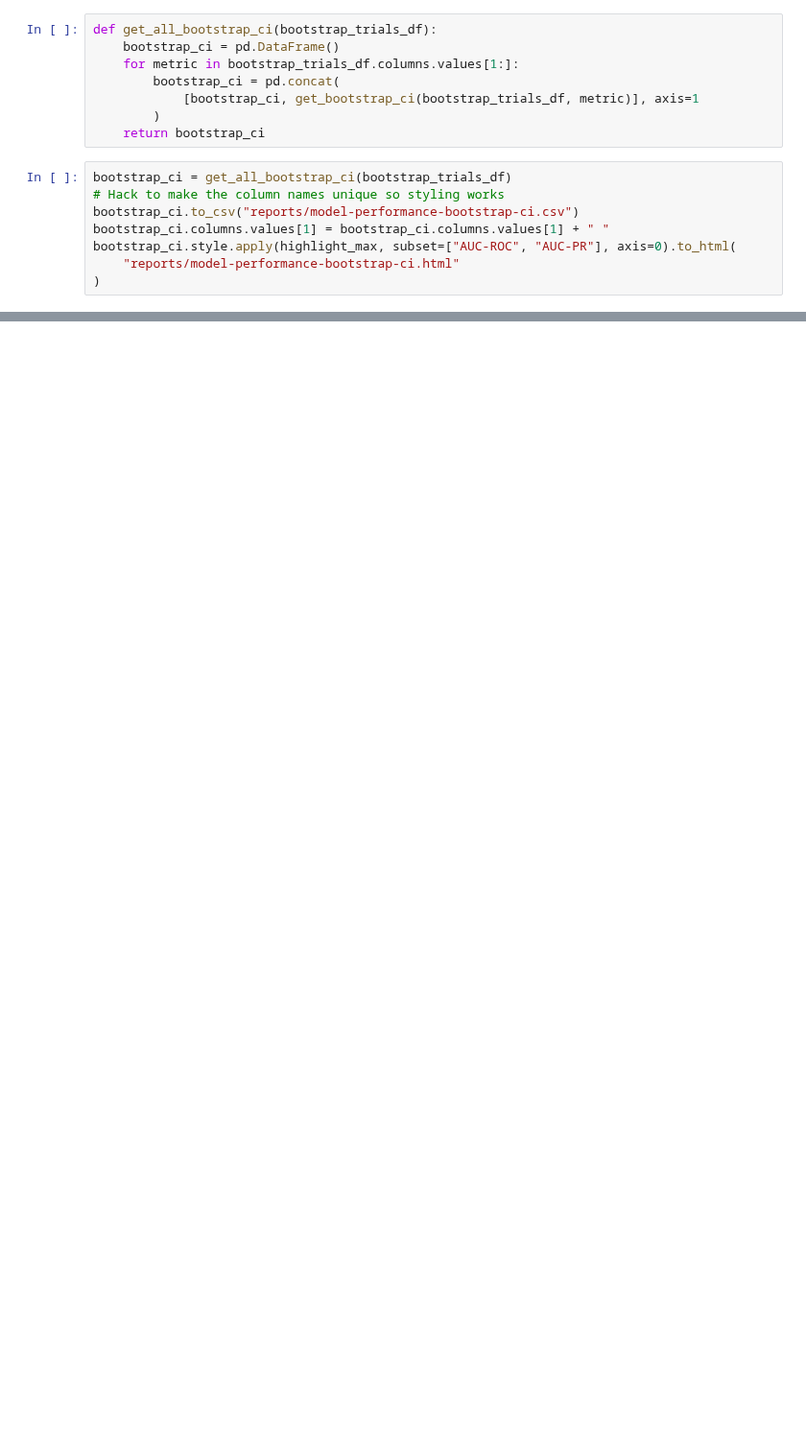
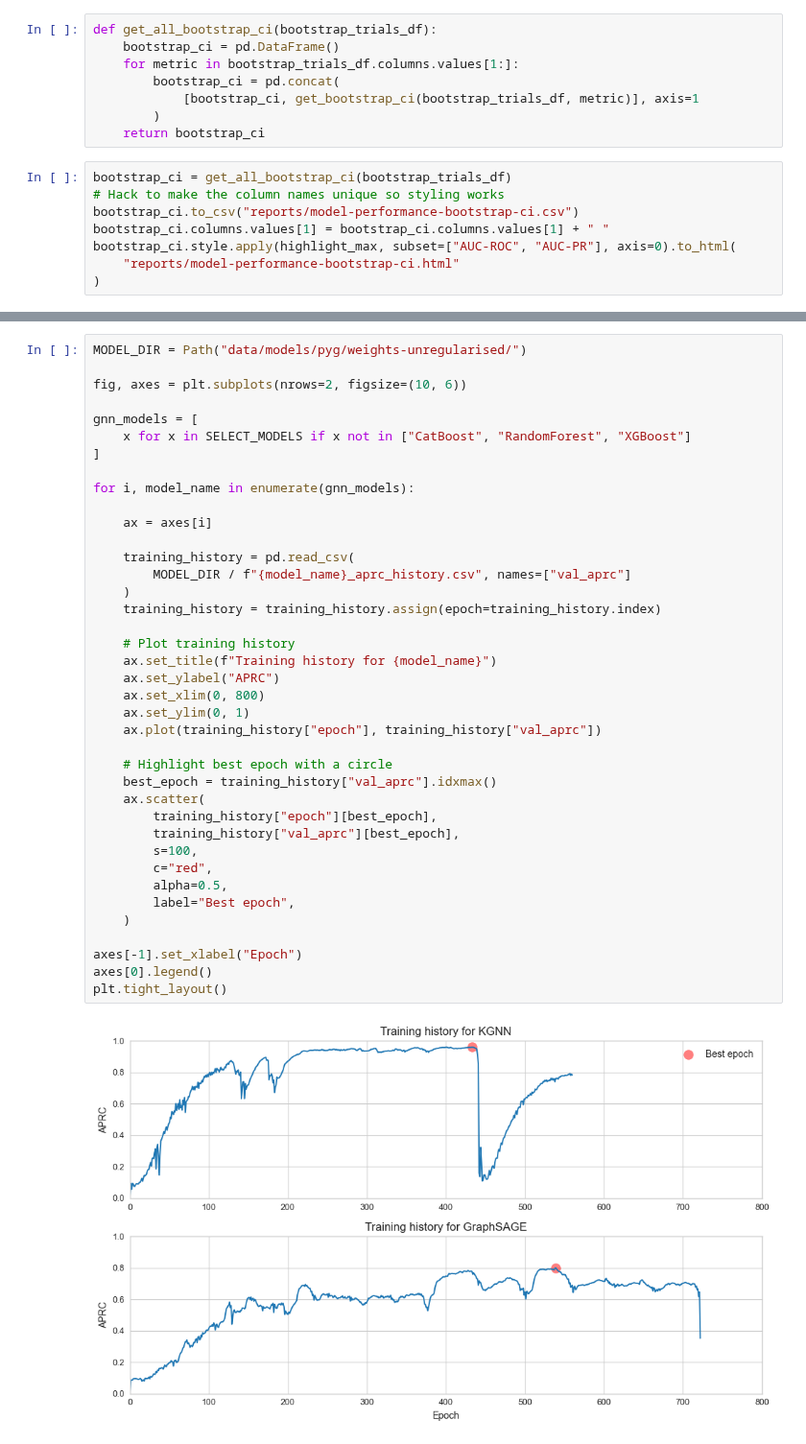
Before and after one commit to domvwt/msc-thesis, a Jupyter notebook: notebooks/17-full-evaluation.ipynb, the cells around one changed output, grey strips where cells are left out. Shown at 96% size. Saved outputs shown, nothing was run; the diff lists cells and outputs as text; blank space fills up the shorter version.

```diff
--- a/notebooks/17-full-evaluation.ipynb
+++ b/notebooks/17-full-evaluation.ipynb
@@ -810,0 +823,41 @@ print(bootstrap_ci.to_markdown())
+# %%
+MODEL_DIR = Path("data/models/pyg/weights-unregularised/")
+
+fig, axes = plt.subplots(nrows=2, figsize=(10, 6))
+
+gnn_models = [
+    x for x in SELECT_MODELS if x not in ["CatBoost", "RandomForest", "XGBoost"]
+]
+
+for i, model_name in enumerate(gnn_models):
+
+    ax = axes[i]
+
+    training_history = pd.read_csv(
+        MODEL_DIR / f"{model_name}_aprc_history.csv", names=["val_aprc"]
+    )
+    training_history = training_history.assign(epoch=training_history.index)
+
+    # Plot training history
+    ax.set_title(f"Training history for {model_name}")
+    ax.set_ylabel("APRC")
+    ax.set_xlim(0, 800)
+    ax.set_ylim(0, 1)
+    ax.plot(training_history["epoch"], training_history["val_aprc"])
+
+    # Highlight best epoch with a circle
+    best_epoch = training_history["val_aprc"].idxmax()
+    ax.scatter(
+        training_history["epoch"][best_epoch],
+        training_history["val_aprc"][best_epoch],
+        s=100,
+        c="red",
+        alpha=0.5,
+        label="Best epoch",
+    )
+
+axes[-1].set_xlabel("Epoch")
+axes[0].legend()
+plt.tight_layout()
+# %% [output]
+[figure, added]
```
Also changed, not shown: parts of 23 cells of this notebook, 18 other files.
